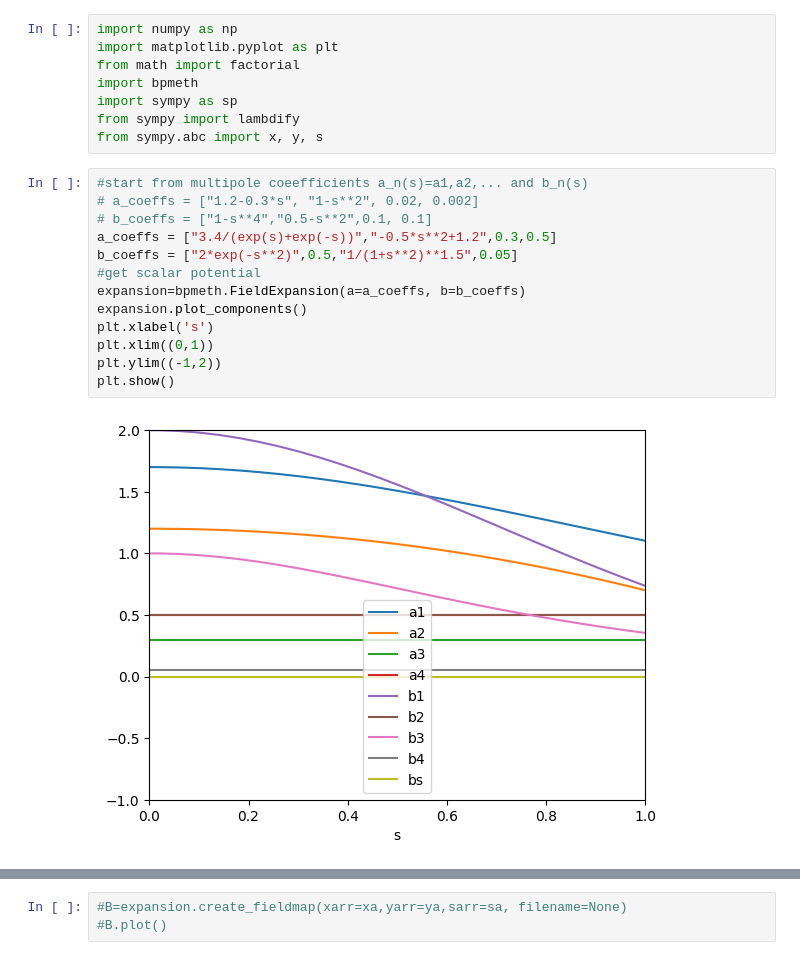
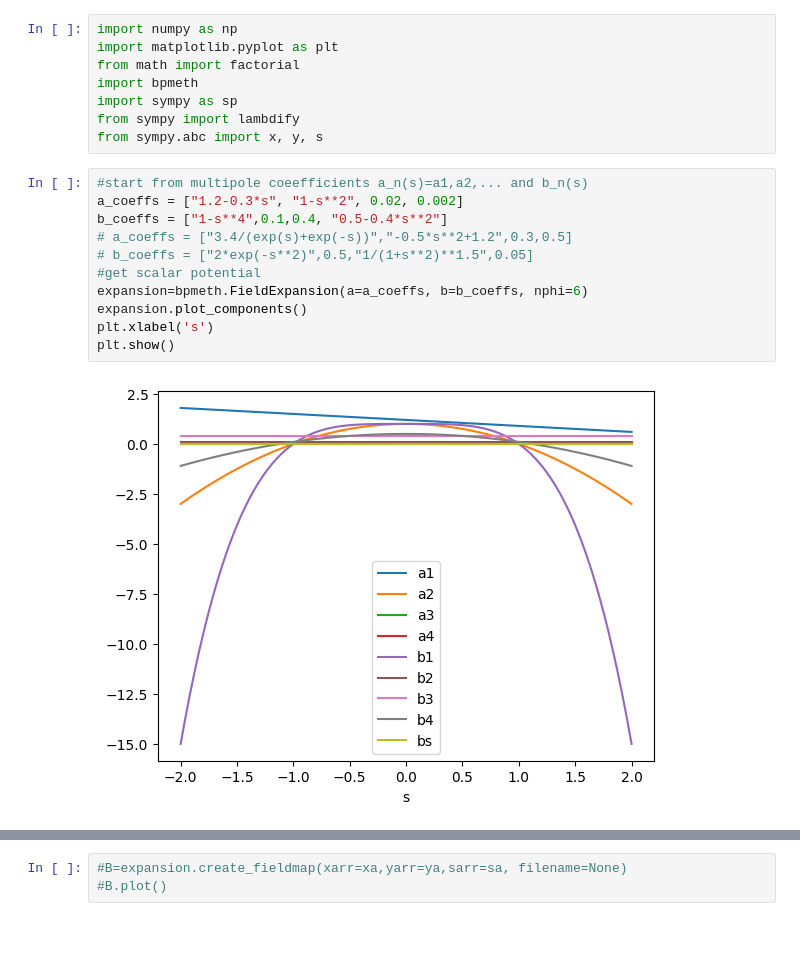
Before and after one commit to marcoliniF/bpmeth, a Jupyter notebook: preliminaryTrials/2.0_abphiBABab_FD.ipynb, the cells around one changed output, grey strips where cells are left out. Cells and saved outputs as stored; diff of their text form; blank space fills up the shorter version.

```diff
--- a/preliminaryTrials/2.0_abphiBABab_FD.ipynb
+++ b/preliminaryTrials/2.0_abphiBABab_FD.ipynb
@@ -8,19 +8,17 @@ from sympy import lambdify
 from sympy.abc import x, y, s
 # %%
 #start from multipole coeefficients a_n(s)=a1,a2,... and b_n(s)
-# a_coeffs = ["1.2-0.3*s", "1-s**2", 0.02, 0.002]
-# b_coeffs = ["1-s**4","0.5-s**2",0.1, 0.1]
-a_coeffs = ["3.4/(exp(s)+exp(-s))","-0.5*s**2+1.2",0.3,0.5]
-b_coeffs = ["2*exp(-s**2)",0.5,"1/(1+s**2)**1.5",0.05]
+a_coeffs = ["1.2-0.3*s", "1-s**2", 0.02, 0.002]
+b_coeffs = ["1-s**4",0.1,0.4, "0.5-0.4*s**2"]
+# a_coeffs = ["3.4/(exp(s)+exp(-s))","-0.5*s**2+1.2",0.3,0.5]
+# b_coeffs = ["2*exp(-s**2)",0.5,"1/(1+s**2)**1.5",0.05]
 #get scalar potential
-expansion=bpmeth.FieldExpansion(a=a_coeffs, b=b_coeffs)
+expansion=bpmeth.FieldExpansion(a=a_coeffs, b=b_coeffs, nphi=6)
 expansion.plot_components()
 plt.xlabel('s')
-plt.xlim((0,1))
-plt.ylim((-1,2))
 plt.show()
 # %% [output]
-[figure, old version]
+[figure, new version]
 # %%
 phi=expansion.get_phi()
 print("Scalar potential phi(x,y,s):", phi)
```
Also changed, not shown: parts of 5 cells of this notebook.
